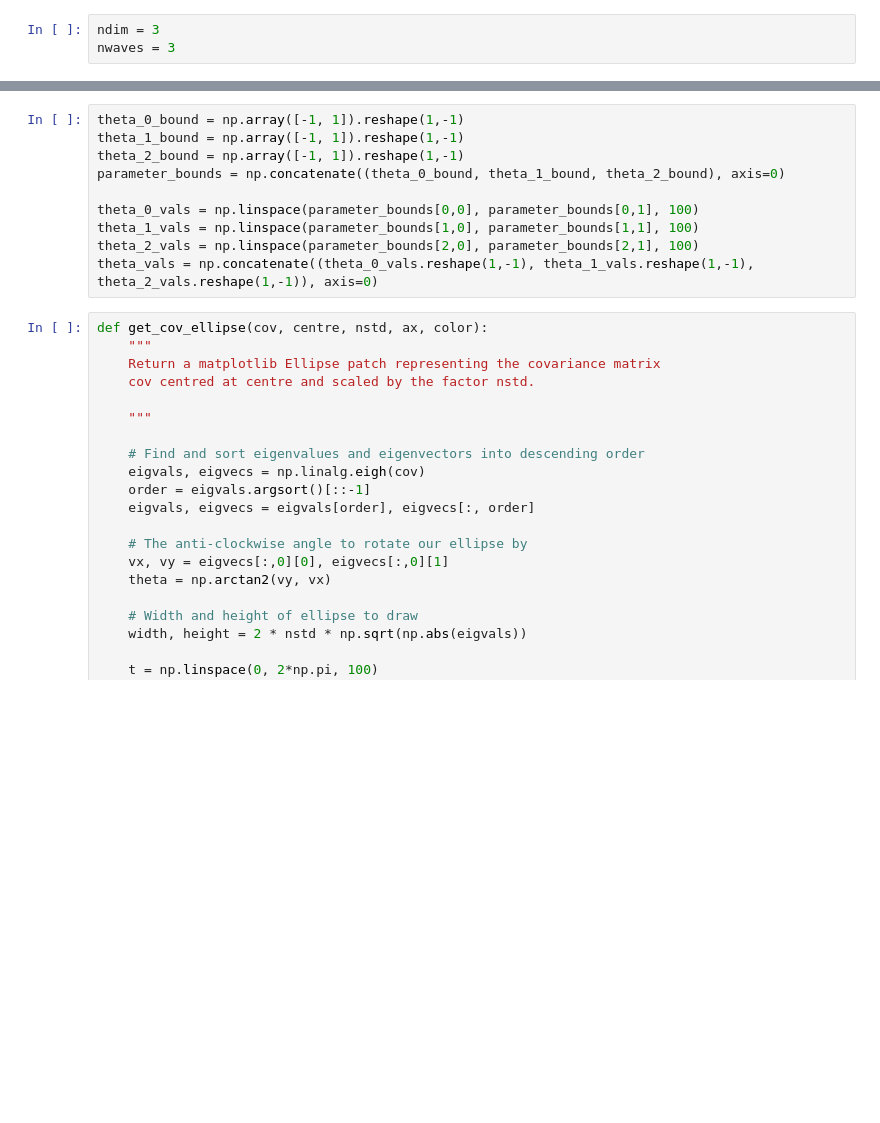
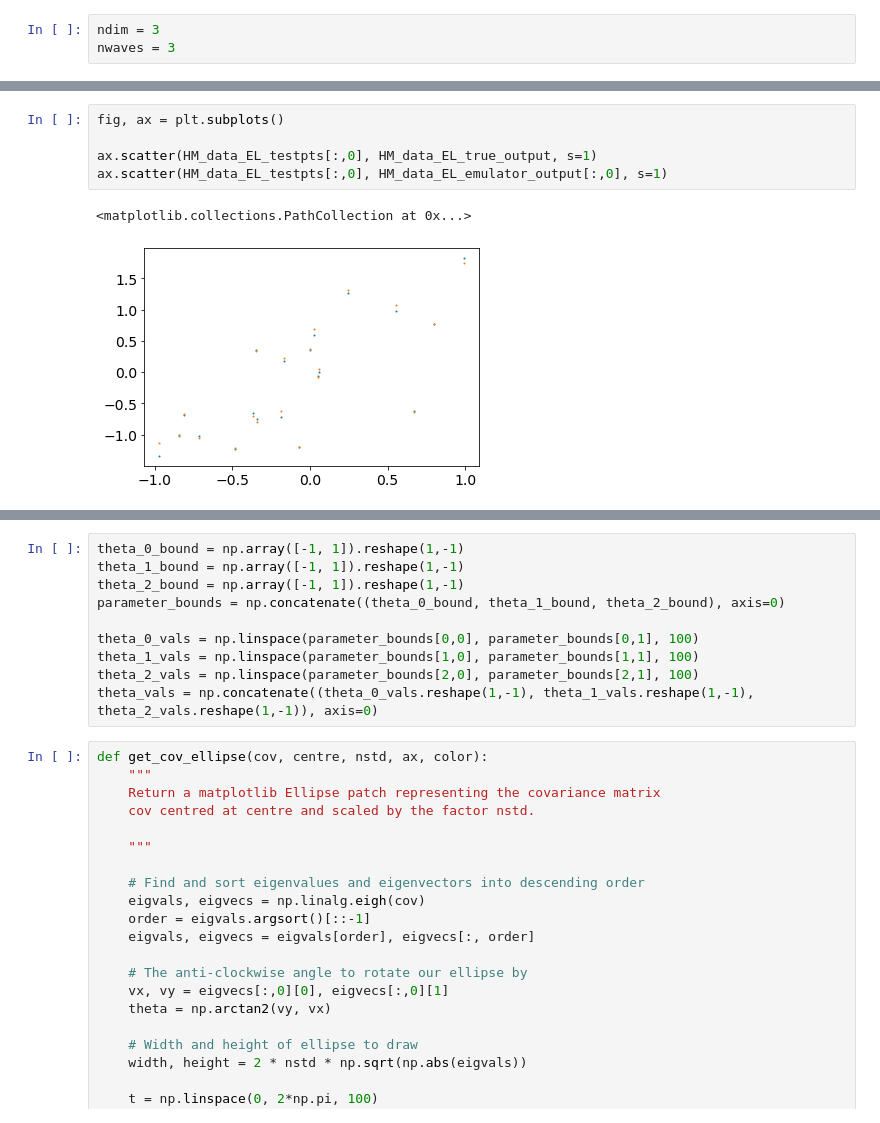
Before and after one commit to elliemay481/HistoryMatching, a Jupyter notebook: historymatch/Plots_3D.ipynb, the cells around one changed output, grey strips where cells are left out. Drawn from its saved outputs; the diff is of its cells as text; blank space fills up the shorter version.

```diff
--- a/historymatch/Plots_3D.ipynb
+++ b/historymatch/Plots_3D.ipynb
@@ -35 +51,9 @@ H = analytic_cov
+# %%
+fig, ax = plt.subplots()
+
+ax.scatter(HM_data_EL_testpts[:,0], HM_data_EL_true_output, s=1)
+ax.scatter(HM_data_EL_testpts[:,0], HM_data_EL_emulator_output[:,0], s=1)
+# %% [output]
+<matplotlib.collections.PathCollection at 0x...>
+[figure, added]
 # %%
```
Also changed, not shown: parts of 7 cells of this notebook, 16 other files.
